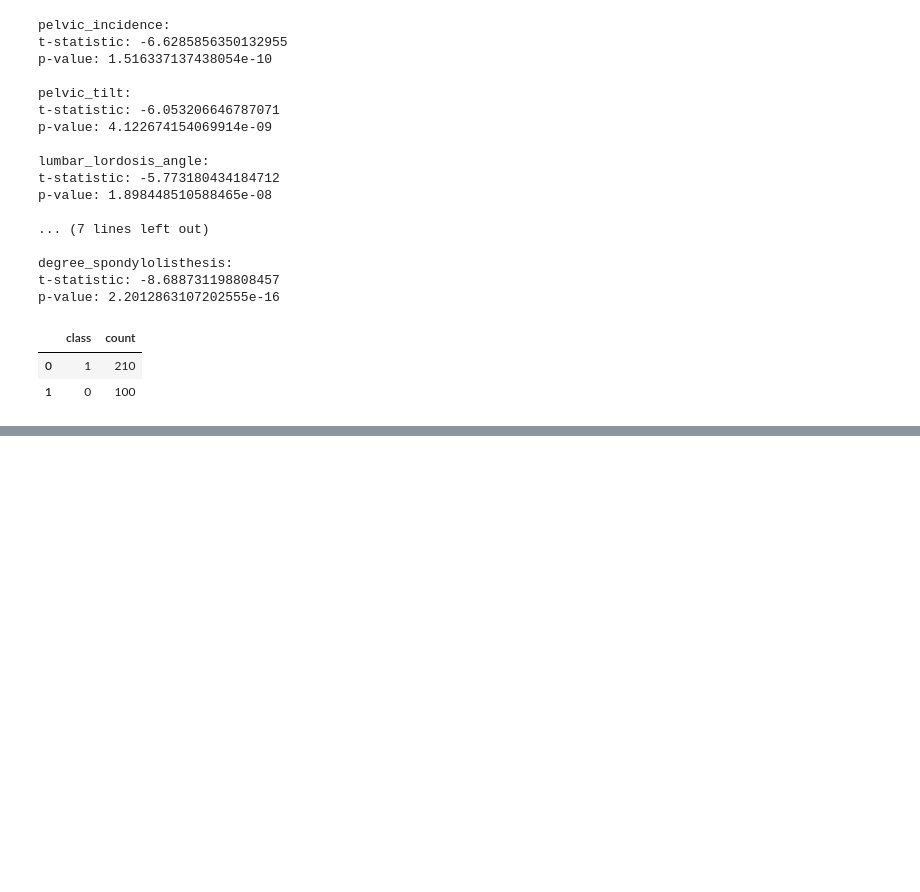
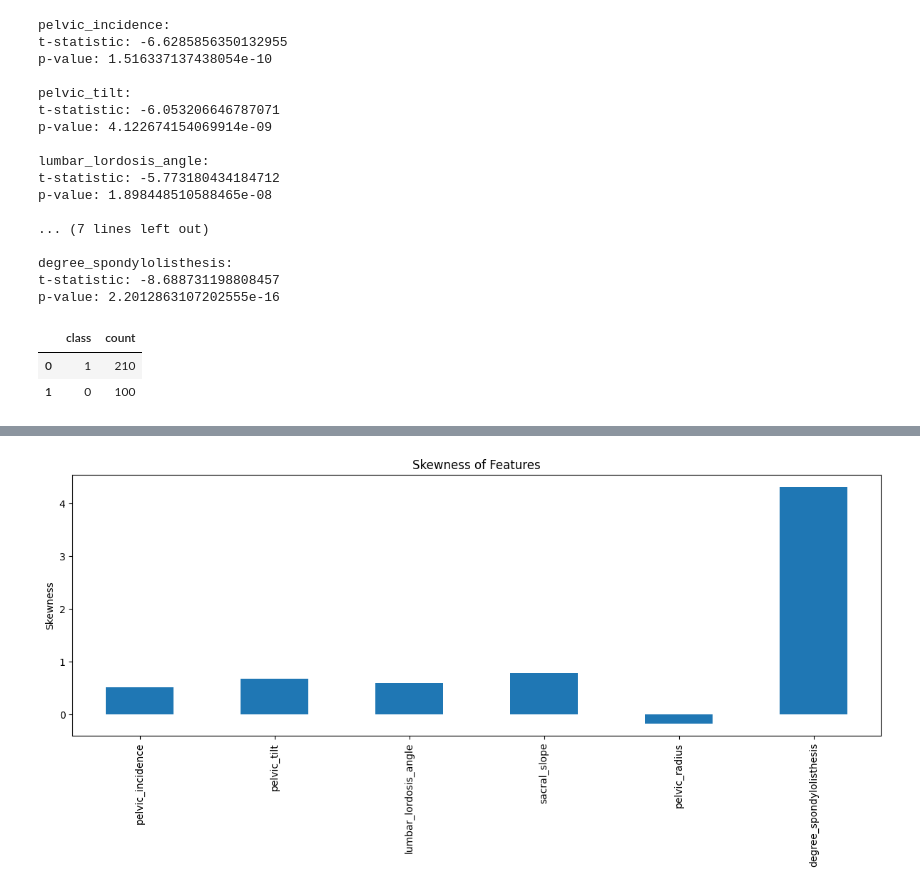
Before and after one commit to jackiecwv/SDS-CP033-spinescope, a Jupyter notebook: submissions/team-members/doebi-alale/model_dev.ipynb, the cells around one changed output, grey strips where cells are left out. Saved outputs shown, nothing was run; the diff lists cells and outputs as text; code cells hidden in the pictures; blank space fills up the shorter version.

```diff
--- a/submissions/team-members/doebi-alale/model_dev.ipynb
+++ b/submissions/team-members/doebi-alale/model_dev.ipynb
@@ -157,0 +165,13 @@ y.value_counts().reset_index()
+# %%
+skewness = X.skew()
+plt.figure(figsize=(12, 6))
+skewness.plot(kind='bar')
+plt.title('Skewness of Features')
+plt.ylabel('Skewness')
+plt.tight_layout(pad=1)
+# wandb.log({'skewness_bar':wandb.Image(plt)}) # Log the skewness bar plot to WandB
+plt.savefig("images/model-dev/skewness_degree")  # Save the plot as an image
+plt.show()
+plt.close()
+# %% [output]
+[figure, added]
```
Also changed, not shown: parts of 2 cells of this notebook, 3 other files.
